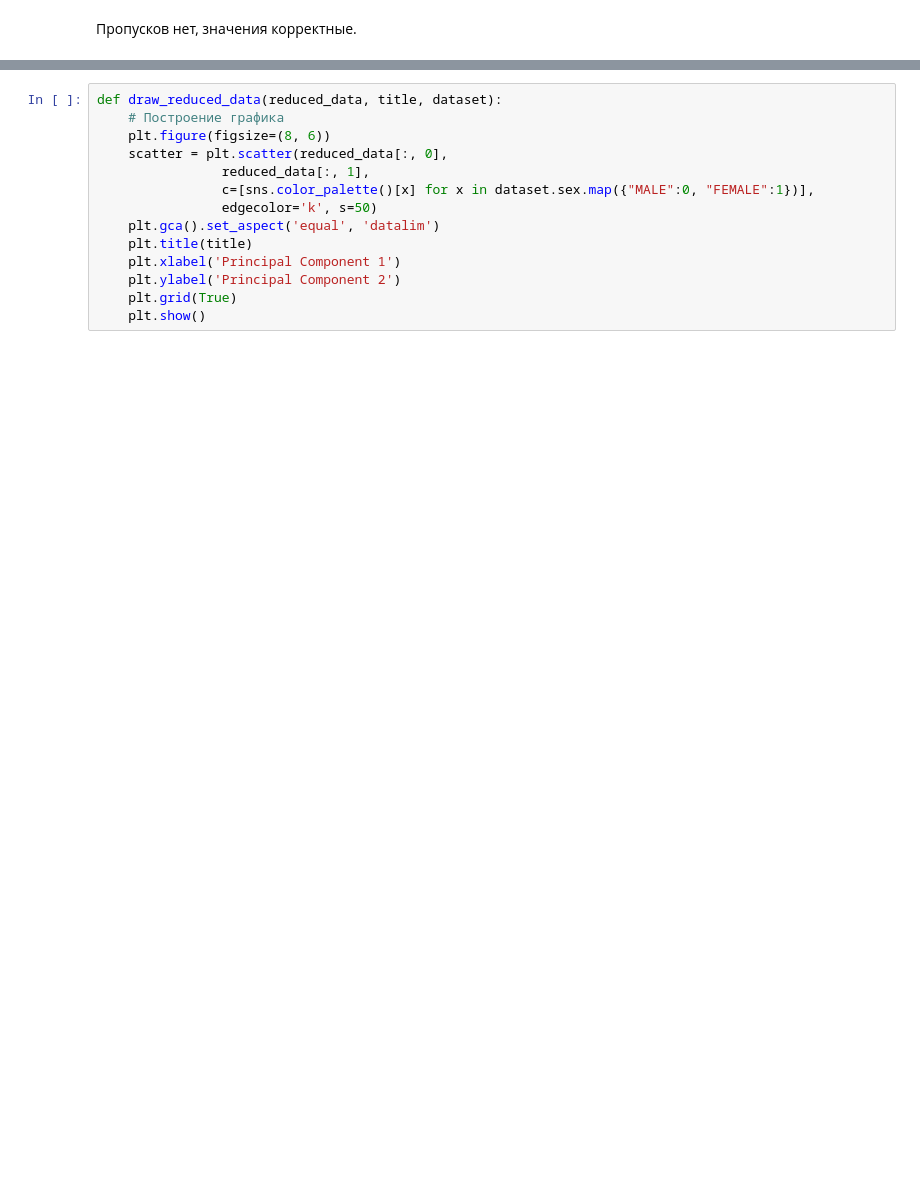
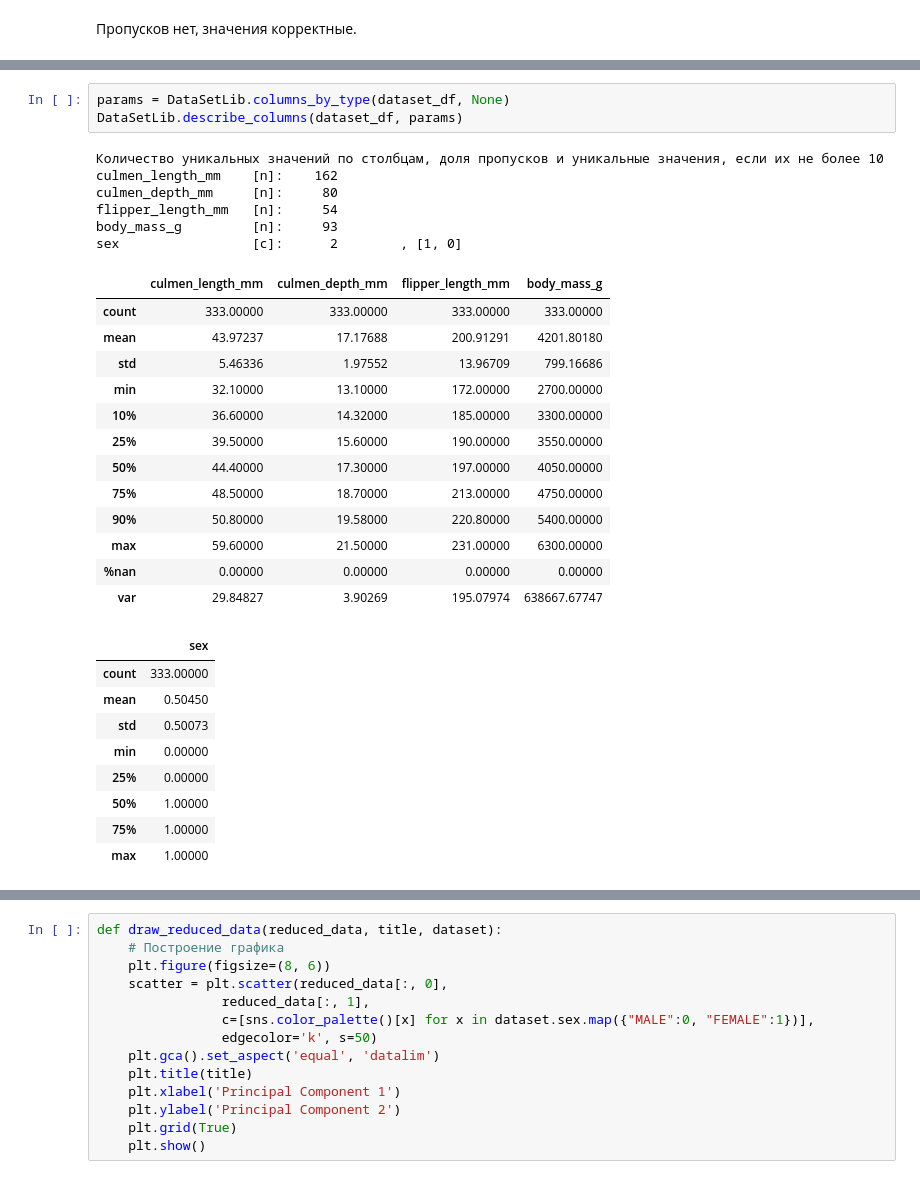
Before and after one commit to igel2000/ml-inno-hw, a Jupyter notebook: 3. Machine Learning/3.11. Кластеризация k-means /k-means clustering.ipynb, the cells around one changed output, grey strips where cells are left out. Saved outputs shown, nothing was run; the diff lists cells and outputs as text; blank space fills up the shorter version.

```diff
--- a/3. Machine Learning/3.11. Кластеризация k-means /k-means clustering.ipynb
+++ b/3. Machine Learning/3.11. Кластеризация k-means /k-means clustering.ipynb
@@ -1243,0 +1354,32 @@ dataset_df_MaxAbsScaler = MaxAbsScaler().fit_transform(dataset_df[params["num_co
+# %%
+params = DataSetLib.columns_by_type(dataset_df, None)
+DataSetLib.describe_columns(dataset_df, params)
+# %% [output]
+Количество уникальных значений по столбцам, доля пропусков и уникальные значения, если их не более 10
+culmen_length_mm    [n]:    162
+culmen_depth_mm     [n]:     80
+flipper_length_mm   [n]:     54
+body_mass_g         [n]:     93
+sex                 [c]:      2        , [1, 0]
+|  | culmen_length_mm | culmen_depth_mm | flipper_length_mm | body_mass_g |
+| count | 333.00000 | 333.00000 | 333.00000 | 333.00000 |
+| mean | 43.97237 | 17.17688 | 200.91291 | 4201.80180 |
+| std | 5.46336 | 1.97552 | 13.96709 | 799.16686 |
+| min | 32.10000 | 13.10000 | 172.00000 | 2700.00000 |
+| 10% | 36.60000 | 14.32000 | 185.00000 | 3300.00000 |
+| 25% | 39.50000 | 15.60000 | 190.00000 | 3550.00000 |
+| 50% | 44.40000 | 17.30000 | 197.00000 | 4050.00000 |
+| 75% | 48.50000 | 18.70000 | 213.00000 | 4750.00000 |
+| 90% | 50.80000 | 19.58000 | 220.80000 | 5400.00000 |
+| max | 59.60000 | 21.50000 | 231.00000 | 6300.00000 |
+| %nan | 0.00000 | 0.00000 | 0.00000 | 0.00000 |
+| var | 29.84827 | 3.90269 | 195.07974 | 638667.67747 |
+|  | sex |
+| count | 333.00000 |
+| mean | 0.50450 |
+| std | 0.50073 |
+| min | 0.00000 |
+| 25% | 0.00000 |
+| 50% | 1.00000 |
+| 75% | 1.00000 |
+| max | 1.00000 |
```
Also changed, not shown: parts of 66 cells of this notebook, 2 other files.
